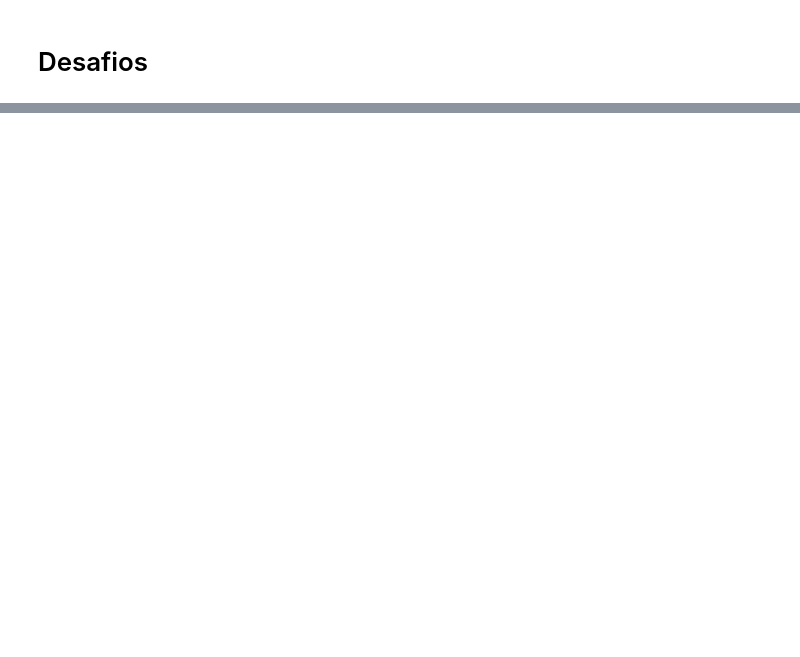
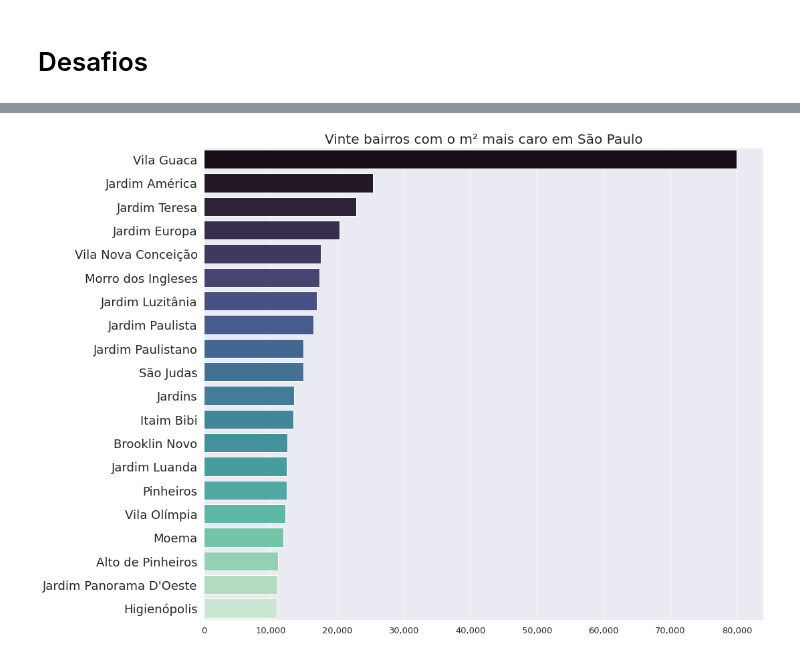
Before and after one commit to Tathy/Pesquisa-Imoveis-SP, a Jupyter notebook: Pesquisa_de_imóveis_em_São_Paulo_Imersão_Dados_Alura.ipynb, the cells around one changed output, grey strips where cells are left out. Saved outputs shown, nothing was run; the diff lists cells and outputs as text; code cells hidden in the pictures; blank space fills up the shorter version.

```diff
--- a/Pesquisa_de_imóveis_em_São_Paulo_Imersão_Dados_Alura.ipynb
+++ b/Pesquisa_de_imóveis_em_São_Paulo_Imersão_Dados_Alura.ipynb
@@ -596,0 +601,21 @@ plt.show()
+# %%
+import matplotlib as mpl
+
+sns.set()
+plt.figure(figsize = (15,8))
+
+sns.set_palette("mako_r")
+
+ax = sns.histplot(data = dados_vendas, x = "Valor_anuncio_float", kde = True)
+ax.set_title("Valor de Imóveis à venda em São Paulo", fontsize = 20)
+
+plt.xlim((-50, 10000000))
+
+plt.ylabel("Quantidade de imóveis", fontsize = 15)
+plt.xlabel("Valor dos imóveis", fontsize = 15)
+ax.tick_params(axis = 'both', labelsize = 15)
+#ax.ticklabel_format(style='plain', axis='both', useLocale = True)
+ax.get_xaxis().set_major_formatter(mpl.ticker.FuncFormatter(lambda x,_ : format(int(x), ',')))
+ax.lines[0].set_color('#a486ff')
+
+plt.show()
@@ -596,0 +626,7 @@ plt.show()
+# %%
+grupo_bairros_vendas = dados_vendas.groupby('Bairro')
+
+media_valor_venda_por_bairro = pd.DataFrame(grupo_bairros_vendas['Valor_anuncio_float'].sum()/grupo_bairros_vendas['Metragem'].sum()).rename(columns = {0:'Média do valor de venda'})
+media_valor_venda_por_bairro.sort_values(by = 'Média do valor de venda', inplace = True, ascending = False)
+media_valor_venda_por_bairro = media_valor_venda_por_bairro.reset_index()
+media_valor_venda_por_bairro.head(20)
@@ -596,0 +651,17 @@ plt.show()
+# %%
+sns.set()
+plt.figure(figsize = (15,13))
+
+
+ax2 = sns.barplot(data = media_valor_venda_por_bairro.head(20), x = "Média do valor de venda", y = "Bairro", palette = 'mako')
+ax2.get_xaxis().set_major_formatter(mpl.ticker.FuncFormatter(lambda x,_ : format(int(x), ',')))
+
+ax2.set_title("Vinte bairros com o m² mais caro em São Paulo", fontsize = 20)
+ax2.tick_params(axis = 'y', labelsize = 18)
+ax2.tick_params(axis = 'x', labelsize = 13)
+plt.ylabel("")
+plt.xlabel("")
+
+plt.show()
+# %% [output]
+[figure, added]
```
Also changed, not shown: parts of 29 cells of this notebook.
